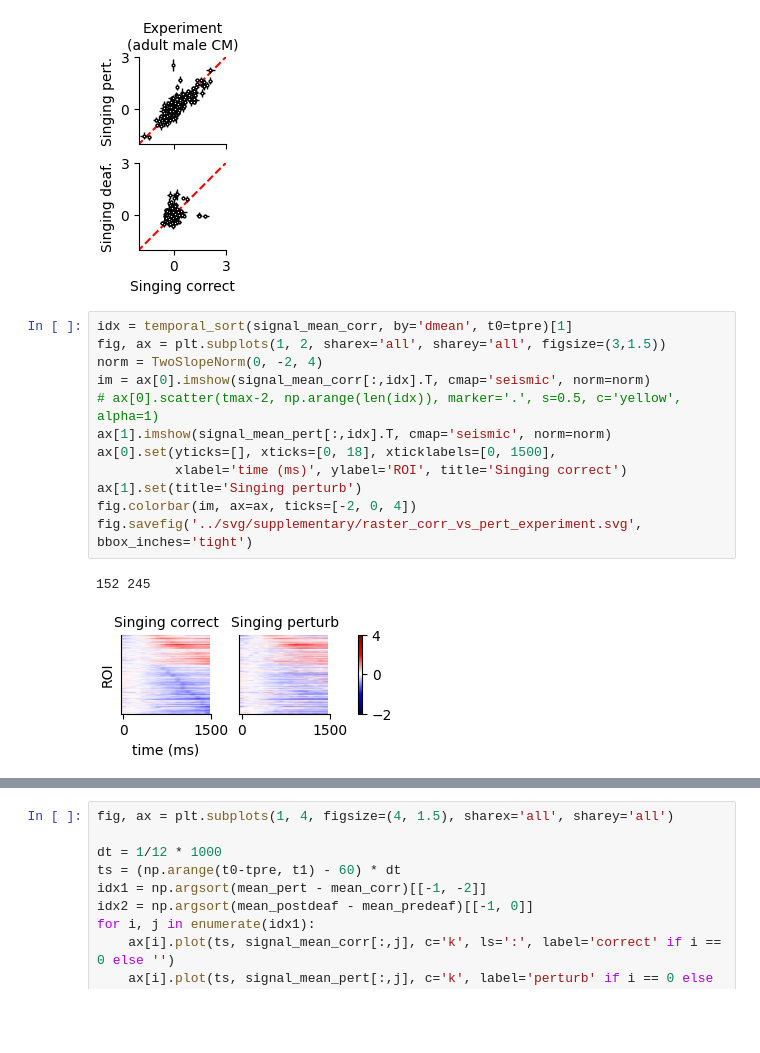
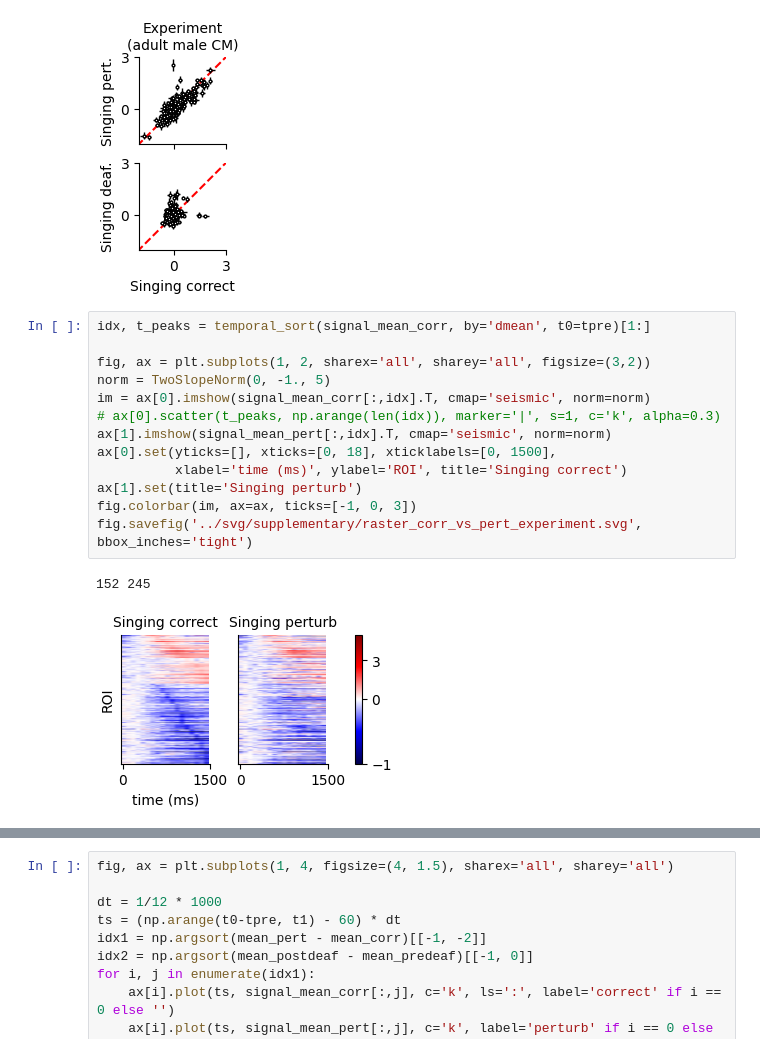
Before and after one commit to gongziyida/vocal-error-network, a Jupyter notebook: experiment_data/exp_data_plotting.ipynb, the cells around one changed output, grey strips where cells are left out. Cells and saved outputs as stored; diff of their text form; blank space fills up the shorter version.

Commit message:
larger plots

```diff
--- a/experiment_data/exp_data_plotting.ipynb
+++ b/experiment_data/exp_data_plotting.ipynb
@@ -79,18 +79,19 @@ fig.savefig('../svg/joint_dist_c_vs_nc_experiment.svg', dpi=300)
 # %% [output]
 [figure]
 # %%
-idx = temporal_sort(signal_mean_corr, by='dmean', t0=tpre)[1]
-fig, ax = plt.subplots(1, 2, sharex='all', sharey='all', figsize=(3,1.5))
-norm = TwoSlopeNorm(0, -2, 4)
+idx, t_peaks = temporal_sort(signal_mean_corr, by='dmean', t0=tpre)[1:]
+
+fig, ax = plt.subplots(1, 2, sharex='all', sharey='all', figsize=(3,2))
+norm = TwoSlopeNorm(0, -1., 5)
 im = ax[0].imshow(signal_mean_corr[:,idx].T, cmap='seismic', norm=norm)
-# ax[0].scatter(tmax-2, np.arange(len(idx)), marker='.', s=0.5, c='yellow', alpha=1)
+# ax[0].scatter(t_peaks, np.arange(len(idx)), marker='|', s=1, c='k', alpha=0.3)
 ax[1].imshow(signal_mean_pert[:,idx].T, cmap='seismic', norm=norm)
 ax[0].set(yticks=[], xticks=[0, 18], xticklabels=[0, 1500],
           xlabel='time (ms)', ylabel='ROI', title='Singing correct')
 ax[1].set(title='Singing perturb')
-fig.colorbar(im, ax=ax, ticks=[-2, 0, 4])
+fig.colorbar(im, ax=ax, ticks=[-1, 0, 3])
 fig.savefig('../svg/supplementary/raster_corr_vs_pert_experiment.svg', bbox_inches='tight')
 # %% [output]
 152 245
-[figure, old version]
+[figure, new version]
 # %%
```
Also changed, not shown: parts of 1 cell of this notebook, 1 other file.
